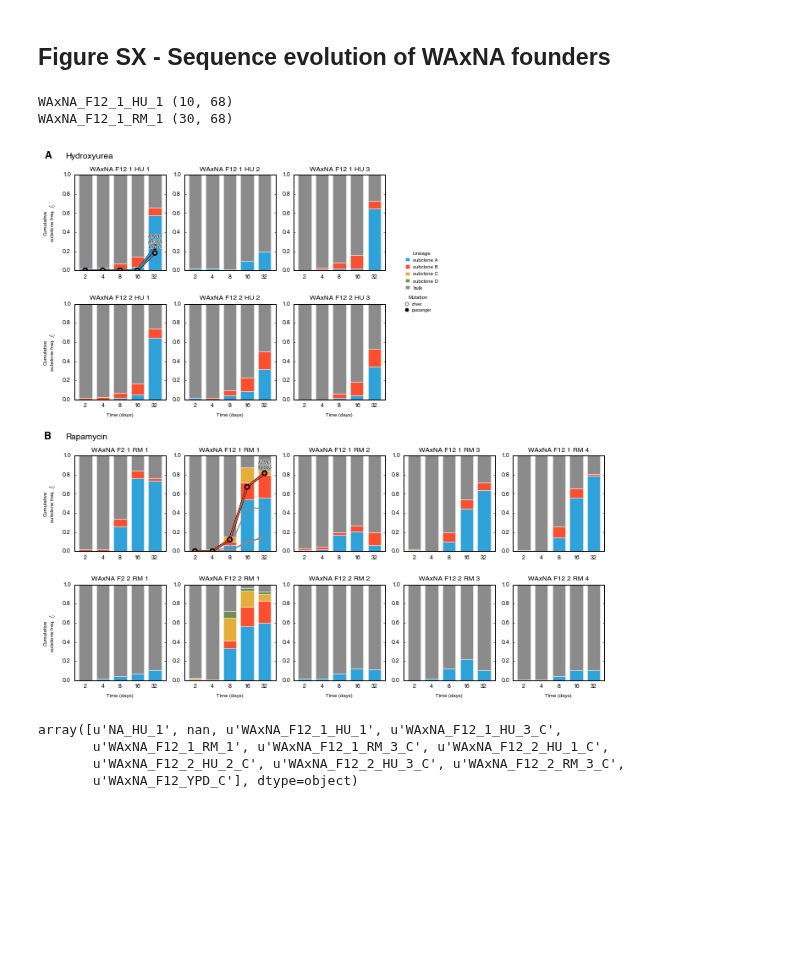
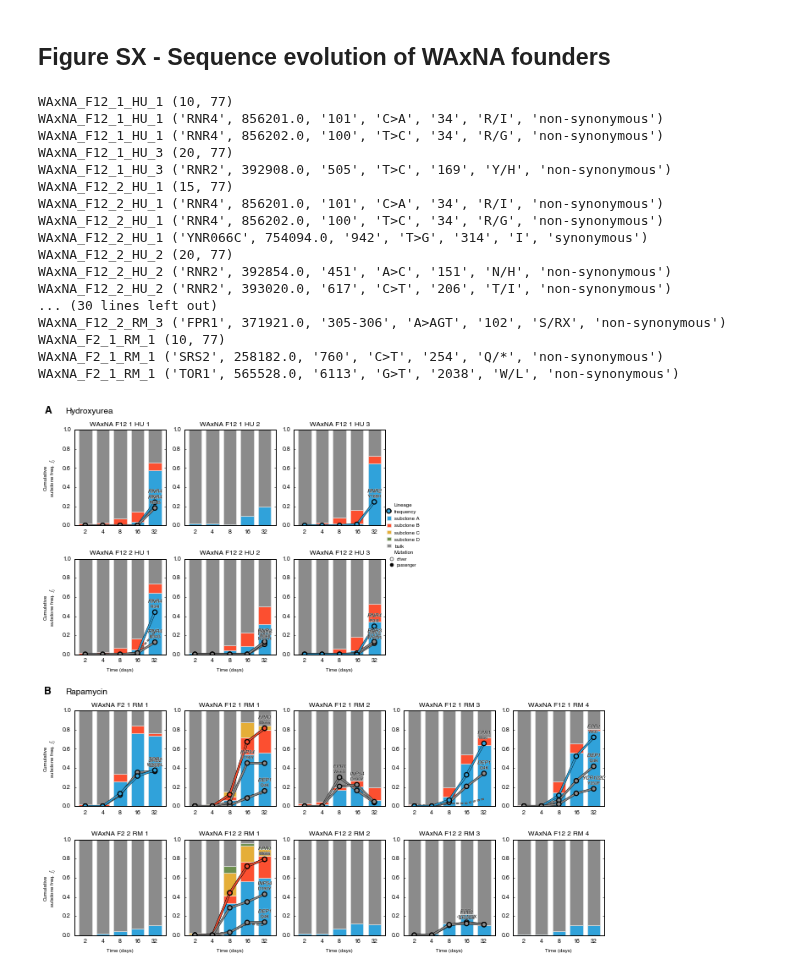
Before and after one commit to ivazquez/clonal-heterogeneity, a Jupyter notebook: src/figure3.ipynb, the cells around one changed output. Drawn from its saved outputs; the diff is of its cells as text; code cells hidden in the pictures; blank space fills up the shorter version.

```diff
--- a/src/figure3.ipynb
+++ b/src/figure3.ipynb
@@ -98,21 +106,17 @@ seq_dn_df.head()
-# %%
-seq_dn_df = pd.concat([isec1,isec2]).drop_duplicates(subset=['population','sample','chrom','pos','gene',
-                                                             'cds_position','substitution',
-                                                             'protein_position','amino_acids'])
 # %% [markdown]
 Bottom panels - Import pheno evolution
 # %%
 # load data
 pheno_df = utils.load_data(dir_data+'pheno/pheno_populations_norm.pickle')
 
-# filter out strains used for spatial control
-pheno_df = pheno_df[(pheno_df.time == 'ancestral')|\
-                    (pheno_df.time == 'evolved')]
+# # filter out strains used for spatial control
+# pheno_df = pheno_df[(pheno_df.group == 'ancestral')|\
+#                     (pheno_df.group == 'evolved')]
 
-groups_1 = pheno_df.groupby(['time','cross_rep','selection_rep'])
+groups_1 = pheno_df.groupby(['group','cross_rep','selection_rep'])
 pheno_df = pheno_df[pheno_df.selection_rep != '']
 
-for (ii,((time,cross_rep,selection_rep),g1)) in enumerate(groups_1):
+for (ii,((group,cross_rep,selection_rep),g1)) in enumerate(groups_1):
 
     if selection_rep!='':
         df = groups_1.get_group(('ancestral',cross_rep,''))
@@ -596,8 +641,9 @@ for (ii, env) in enumerate(['HU','RM']):
         # retrieve axes
         ax = plt.subplot(gs[env][dict_panels[population]])
 
-        for (gene, cds, sub, protein_pos, amino_acids), gdx in gdn.groupby(['gene','cds_position','substitution','protein_position','amino_acids']):
-
+        for (gene, pos, cds, sub, protein_pos, amino_acids, consequence), gdx \
+        in gdn.groupby(['gene','pos','cds_position','substitution','protein_position','amino_acids','consequence_short']):
+            print population, (gene, pos, cds, sub, protein_pos, amino_acids, consequence)
             assignment = gdx.assignment.unique()[0]
             mutation_type = gdx.mutation_type.unique()[0]
 
@@ -607,14 +653,17 @@ for (ii, env) in enumerate(['HU','RM']):
 
             gdx.frequency.plot(ax=ax, kind='line',
                                color=dict_lineages[assignment]['line'],
-                               **dict_mutation_type[mutation_type])
+                               **dict_mutation_type[consequence])
 
-            if mutation_type=='driver':
+            if consequence=='non-synonymous':
                 index = np.argmax(gdx.frequency)
-                label = gene+'\n'+amino_acids.split('/')[0]+protein_pos+amino_acids.split('/')[1]
-                ax.annotate(label, xy=(index,gdx.frequency[index]), style='italic', fontsize=6,
+                ax.annotate(gene, xy=(index,gdx.frequency[index]), style='italic', fontsize=6,
                             textcoords='offset points', xytext=(0, 15), ha = 'center', va = 'top',
-                            path_effects=[PathEffects.withStroke(linewidth=0.75, foreground="w")], zorder=3)
+                            path_effects=[PathEffects.withStroke(linewidth=0.5, foreground="w")], zorder=3)
+                ax.annotate(amino_acids.split('/')[0]+protein_pos+amino_acids.split('/')[1],
+                            xy=(index,gdx.frequency[index]), fontsize=5,
+                            textcoords='offset points', xytext=(0, 9), ha = 'center', va = 'top',
+                            path_effects=[PathEffects.withStroke(linewidth=0.4, foreground="w")], zorder=3)
 
     ### subclone frequency ###
     for (jj, (population, gst)) in enumerate(groups_st.get_group(env).groupby('population')):
@@ -644,7 +693,7 @@ for (ii, env) in enumerate(['HU','RM']):
     # legends
     ax = plt.subplot(gs['HU'][(0,2)])
     leg1 = ax.legend(bbox_to_anchor=(1.2, 0), ncol=1,
-                     frameon=False, loc='center left',
+                     frameon=False, loc='center',
                      borderaxespad=0., handlelength=0.75,
                      title='Lineage', prop={'size':6})
 
@@ -658,49 +707,57 @@ for (ii, env) in enumerate(['HU','RM']):
     leg2 = ax.legend([driver_artist,passenger_artist],
                      ['driver','passenger'],
                      bbox_to_anchor=(1.2, 1), ncol=1,
-                     frameon=False, loc='center left',
+                     frameon=False, loc='center',
                      borderaxespad=0, handlelength=0.75,
                      title='Mutation', prop={'size':5})
 
     for leg in [leg1,leg2]:
         plt.setp(leg.get_title(),fontsize=6)
 
     # axes limits
     for ax in fig.get_axes():
 
         ax.set_ylim(0, 1)
 
         ax.xaxis.label.set_size(6)
         ax.yaxis.label.set_size(6)
         ax.tick_params(axis='both', which='major', size=2, labelsize=6)
         ax.tick_params(axis='both', which='minor', size=0, labelsize=0)
 
         ax.yaxis.set_major_locator(MaxNLocator(nbins=5))
 
         plt.setp(ax.get_xticklabels(), fontsize=7)
         plt.setp(ax.get_yticklabels(), fontsize=7)
 
         for loc in ['top','bottom','left','right']:
             ax.spines[loc].set_linewidth(1)
 
         # set axes labels
         if ax.is_first_col():
             ax.set_ylabel('Cumulative\n subclone freq. $f_j$')
         if ax.is_last_row():
             ax.set_xlabel('Time (days)')
 
 fig.savefig(dir_thesis+'Chapter3/Figs/Raster/norm_pheno_other_%s.png'%env, dpi=300)
-fig.savefig(dir_supp+'figures/figureSX_subclonal_dynamics/figureSX_subclonal_dynamics_cross.png', dpi=300, bbox_inches='tight')
-fig.savefig(dir_supp+'figures/figureSX_subclonal_dynamics/figureSX_subclonal_dynamics_cross.svg', dpi=300, bbox_inches='tight')
+fig.savefig(dir_supp+'figures/figureSX_seq_subclonal_dynamics/figureSX_seq_subclonal_dynamics_cross.png', dpi=300, bbox_inches='tight')
+fig.savefig(dir_supp+'figures/figureSX_seq_subclonal_dynamics/figureSX_seq_subclonal_dynamics_cross.svg', dpi=300, bbox_inches='tight')
 plt.show()
 # %% [output]
-WAxNA_F12_1_HU_1 (10, 68)
-WAxNA_F12_1_RM_1 (30, 68)
+WAxNA_F12_1_HU_1 (10, 77)
+WAxNA_F12_1_HU_1 ('RNR4', 856201.0, '101', 'C>A', '34', 'R/I', 'non-synonymous')
+WAxNA_F12_1_HU_1 ('RNR4', 856202.0, '100', 'T>C', '34', 'R/G', 'non-synonymous')
+WAxNA_F12_1_HU_3 (20, 77)
+WAxNA_F12_1_HU_3 ('RNR2', 392908.0, '505', 'T>C', '169', 'Y/H', 'non-synonymous')
+WAxNA_F12_2_HU_1 (15, 77)
+WAxNA_F12_2_HU_1 ('RNR4', 856201.0, '101', 'C>A', '34', 'R/I', 'non-synonymous')
+WAxNA_F12_2_HU_1 ('RNR4', 856202.0, '100', 'T>C', '34', 'R/G', 'non-synonymous')
+WAxNA_F12_2_HU_1 ('YNR066C', 754094.0, '942', 'T>G', '314', 'I', 'synonymous')
+WAxNA_F12_2_HU_2 (20, 77)
+WAxNA_F12_2_HU_2 ('RNR2', 392854.0, '451', 'A>C', '151', 'N/H', 'non-synonymous')
+WAxNA_F12_2_HU_2 ('RNR2', 393020.0, '617', 'C>T', '206', 'T/I', 'non-synonymous')
+... (30 lines left out)
+WAxNA_F12_2_RM_3 ('FPR1', 371921.0, '305-306', 'A>AGT', '102', 'S/RX', 'non-synonymous')
+WAxNA_F2_1_RM_1 (10, 77)
+WAxNA_F2_1_RM_1 ('SRS2', 258182.0, '760', 'C>T', '254', 'Q/*', 'non-synonymous')
+WAxNA_F2_1_RM_1 ('TOR1', 565528.0, '6113', 'G>T', '2038', 'W/L', 'non-synonymous')
-[figure, old version]
+[figure, new version]
-# %%
-seq_dn_df.population.unique()
-# %% [output]
-array([u'NA_HU_1', nan, u'WAxNA_F12_1_HU_1', u'WAxNA_F12_1_HU_3_C',
-       u'WAxNA_F12_1_RM_1', u'WAxNA_F12_1_RM_3_C', u'WAxNA_F12_2_HU_1_C',
-       u'WAxNA_F12_2_HU_2_C', u'WAxNA_F12_2_HU_3_C', u'WAxNA_F12_2_RM_3_C',
-       u'WAxNA_F12_YPD_C'], dtype=object)
```
Also changed, not shown: parts of 13 cells of this notebook, 8 other files.
